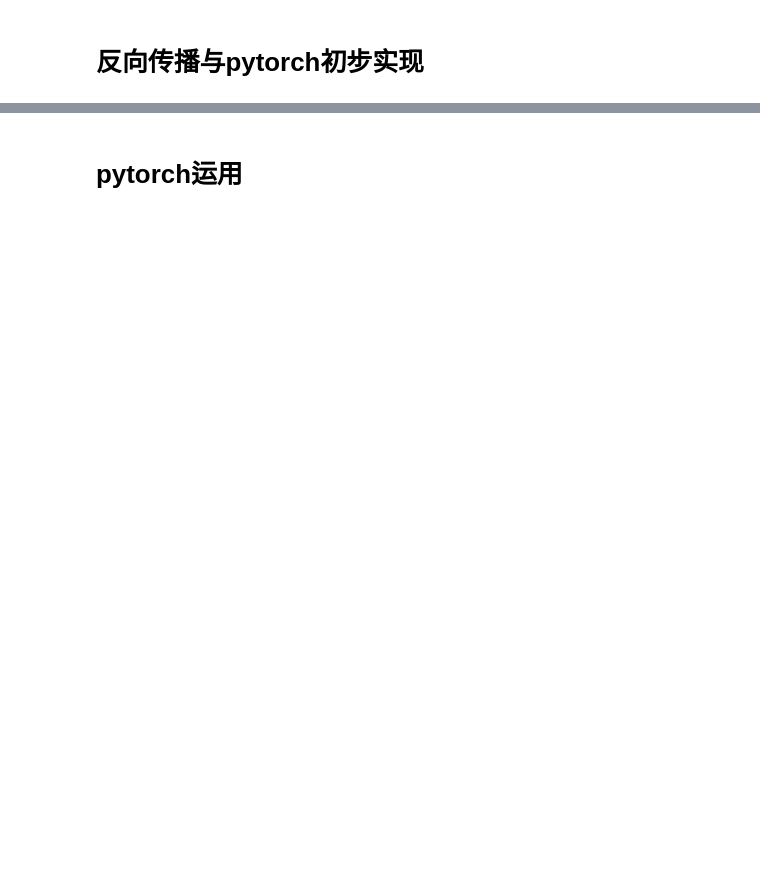
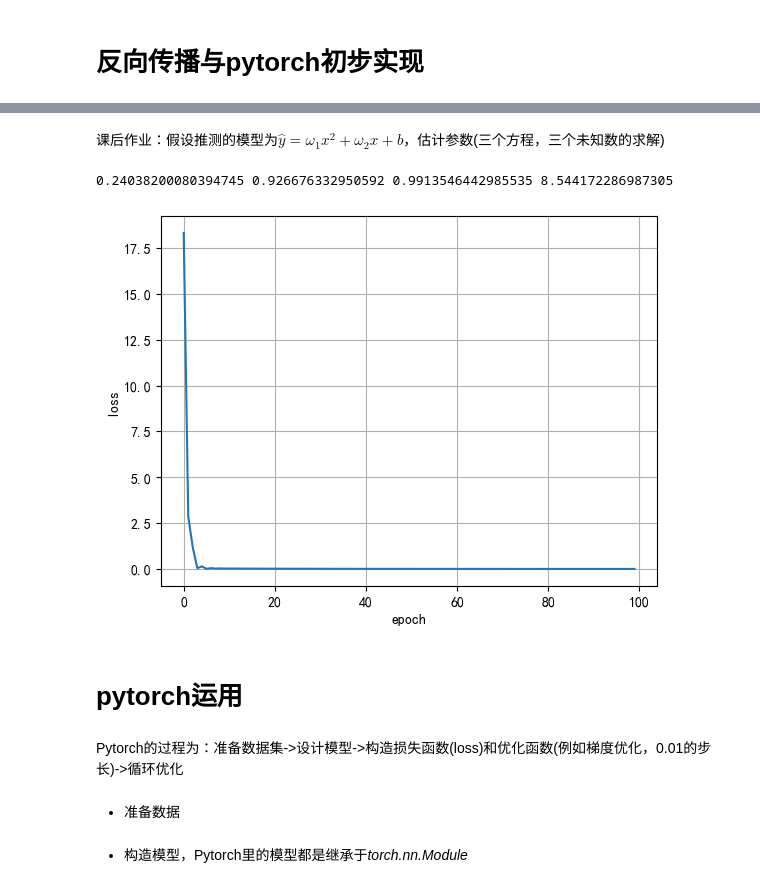
Before and after one commit to SiyueQ/-, a Jupyter notebook: Pytorch深度学习入门.ipynb, the cells around one changed output, grey strips where cells are left out. Saved outputs shown, nothing was run; the diff lists cells and outputs as text; code cells hidden in the pictures; blank space fills up the shorter version.

```diff
--- a/Pytorch深度学习入门.ipynb
+++ b/Pytorch深度学习入门.ipynb
@@ -180,2 +226,61 @@ plt.show()
+# %% [markdown]
+课后作业：假设推测的模型为$\hat{y}=\omega_1x^2+\omega_2x+b$，估计参数(三个方程，三个未知数的求解)
+# %%
+import torch
+import matplotlib.pylab as plt
+
+x_data = [1.0, 2.0, 3.0]
+y_data = [2.0, 4.0, 6.0]
+
+# w即为需要球梯度的张量
+w1 = torch.Tensor([1.0])
+w1.requires_grad = True
+w2 = torch.Tensor([1.0])
+w2.requires_grad = True
+b = torch.Tensor([1.0])
+b.requires_grad = True
+
+
+def forword(x):
+    # w为Tensor,最后的return会自动类型转换为Tensor
+    return w1 * x * x + w2 * x + b
+
+
+# 每次调用loss函数都会构造出一个计算图
+def loss(x, y):
+    y_pred = forword(x)
+    return (y_pred - y)**2
+
+
+l_list = []
+epoch_list = []
+
+for epoch in range(100):
+    for x, y in zip(x_data, y_data):
+        l = loss(x, y)
+        l.backward()
+        w1.data = w1.data - 0.01 * w1.grad.data
+        w2.data = w2.data - 0.01 * w2.grad.data
+        b.data = b.data - 0.01 * b.grad.data
+        w1.grad.data.zero_()
+        w2.grad.data.zero_()
+        b.grad.data.zero_()
+    l_list.append(l.item())
+    epoch_list.append(epoch)
+
+# print(l_list)
+print(w1.item(),w2.item(),b.item(),forword(4).item())
+plt.plot(epoch_list, l_list)
+plt.ylabel('loss')
+plt.xlabel('epoch')
+plt.grid()
+plt.show()
+# %% [output]
+0.24038200080394745 0.926676332950592 0.9913546442985535 8.544172286987305
+[figure, added]
 # %% [markdown]
 # pytorch运用
+# %% [markdown]
+Pytorch的过程为：准备数据集->设计模型->构造损失函数(loss)和优化函数(例如梯度优化，0.01的步长)->循环优化
+# %% [markdown]
++ 准备数据
@@ -181,0 +291,2 @@ plt.show()
+# %% [markdown]
++ 构造模型，Pytorch里的模型都是继承于*torch.nn.Module*
```
Also changed, not shown: parts of 14 cells of this notebook.
